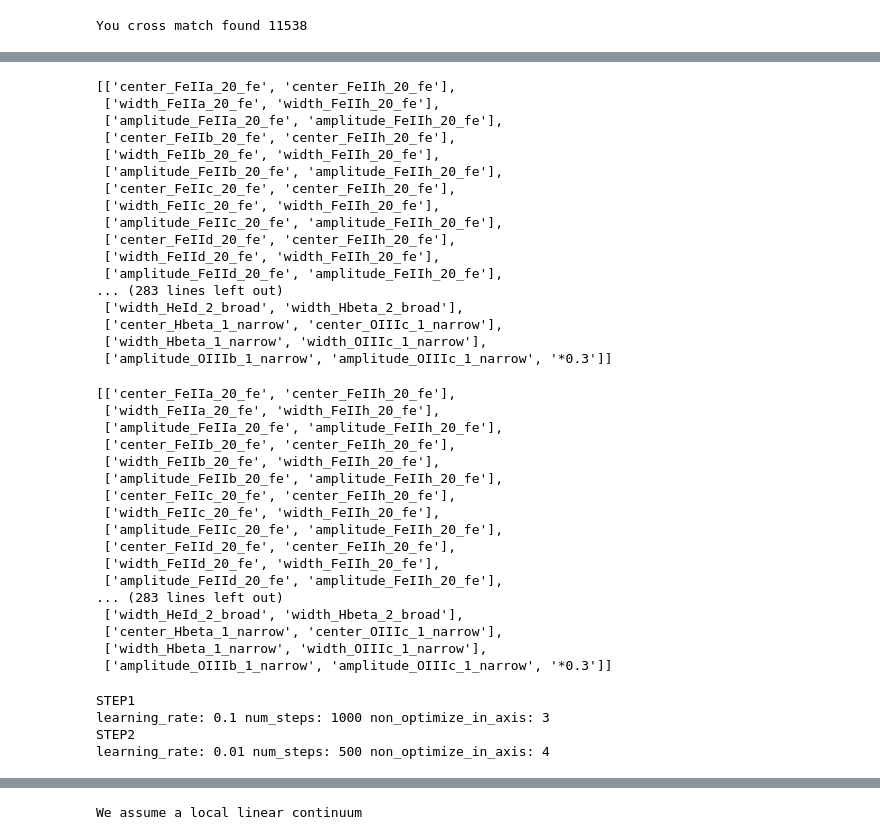
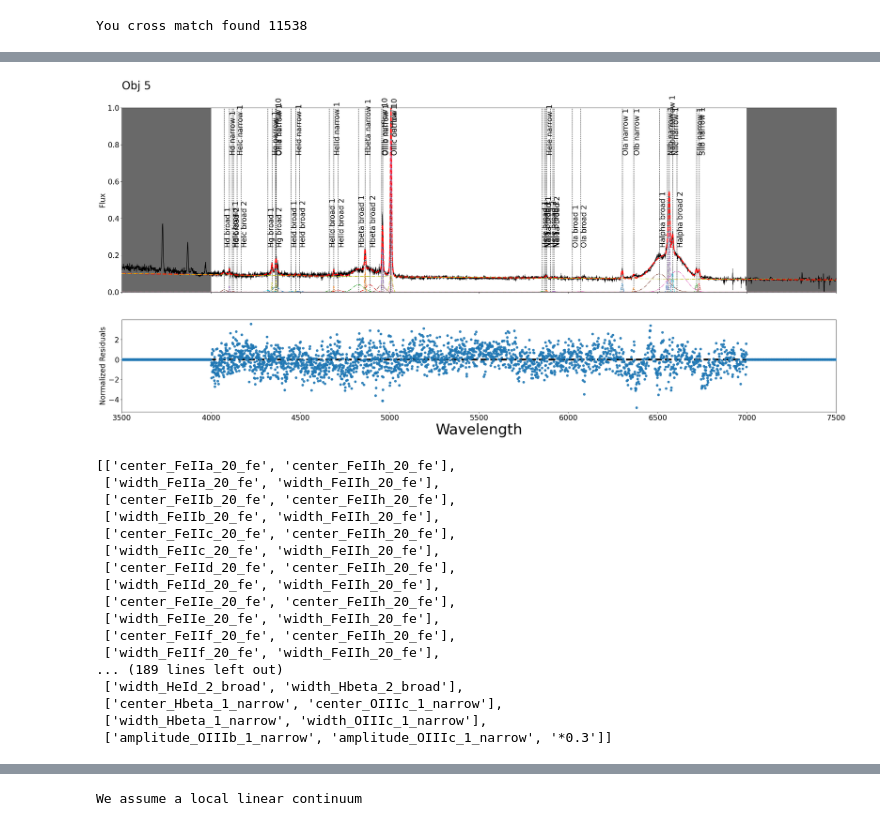
Before and after one commit to felavila/sheap, a Jupyter notebook: notebooks/building_complex_regions.ipynb, the cells around one changed output, grey strips where cells are left out. Saved outputs shown, nothing was run; the diff lists cells and outputs as text; code cells hidden in the pictures.

```diff
--- a/notebooks/building_complex_regions.ipynb
+++ b/notebooks/building_complex_regions.ipynb
@@ -50,19 +138,25 @@ region = RegionBuilderv2(4400, 5600,tied_narrow_to="OIIIc",template_mode_fe=Fals
+# %%
+n = 5
+region_plot = SheapPlot(aja)
+region_plot.plot(n,xlim=[3500, 7500],add_name=True,ylim=[0,1])#207
+# %% [output]
+[figure, added]
 # %%
-region._fitting_rutine()["fitting_rutine"]["step1"]["tied"]
+# aja.region_defs_["fitting_rutine"]["step1"]['tied']
 # %% [output]
 [['center_FeIIa_20_fe', 'center_FeIIh_20_fe'],
  ['width_FeIIa_20_fe', 'width_FeIIh_20_fe'],
- ['amplitude_FeIIa_20_fe', 'amplitude_FeIIh_20_fe'],
  ['center_FeIIb_20_fe', 'center_FeIIh_20_fe'],
  ['width_FeIIb_20_fe', 'width_FeIIh_20_fe'],
- ['amplitude_FeIIb_20_fe', 'amplitude_FeIIh_20_fe'],
  ['center_FeIIc_20_fe', 'center_FeIIh_20_fe'],
  ['width_FeIIc_20_fe', 'width_FeIIh_20_fe'],
- ['amplitude_FeIIc_20_fe', 'amplitude_FeIIh_20_fe'],
  ['center_FeIId_20_fe', 'center_FeIIh_20_fe'],
  ['width_FeIId_20_fe', 'width_FeIIh_20_fe'],
- ['amplitude_FeIId_20_fe', 'amplitude_FeIIh_20_fe'],
-... (283 lines left out)
+ ['center_FeIIe_20_fe', 'center_FeIIh_20_fe'],
+ ['width_FeIIe_20_fe', 'width_FeIIh_20_fe'],
+ ['center_FeIIf_20_fe', 'center_FeIIh_20_fe'],
+ ['width_FeIIf_20_fe', 'width_FeIIh_20_fe'],
+... (189 lines left out)
  ['width_HeId_2_broad', 'width_Hbeta_2_broad'],
  ['center_Hbeta_1_narrow', 'center_OIIIc_1_narrow'],
  ['width_Hbeta_1_narrow', 'width_OIIIc_1_narrow'],
@@ -73,27 +163,0 @@ aja = RegionFittingv2(region._fitting_rutine())
-# %%
-aja.fitting_rutine["step1"]["tied"]
-# %% [output]
-[['center_FeIIa_20_fe', 'center_FeIIh_20_fe'],
- ['width_FeIIa_20_fe', 'width_FeIIh_20_fe'],
- ['amplitude_FeIIa_20_fe', 'amplitude_FeIIh_20_fe'],
- ['center_FeIIb_20_fe', 'center_FeIIh_20_fe'],
- ['width_FeIIb_20_fe', 'width_FeIIh_20_fe'],
- ['amplitude_FeIIb_20_fe', 'amplitude_FeIIh_20_fe'],
- ['center_FeIIc_20_fe', 'center_FeIIh_20_fe'],
- ['width_FeIIc_20_fe', 'width_FeIIh_20_fe'],
- ['amplitude_FeIIc_20_fe', 'amplitude_FeIIh_20_fe'],
- ['center_FeIId_20_fe', 'center_FeIIh_20_fe'],
- ['width_FeIId_20_fe', 'width_FeIIh_20_fe'],
- ['amplitude_FeIId_20_fe', 'amplitude_FeIIh_20_fe'],
-... (283 lines left out)
- ['width_HeId_2_broad', 'width_Hbeta_2_broad'],
- ['center_Hbeta_1_narrow', 'center_OIIIc_1_narrow'],
- ['width_Hbeta_1_narrow', 'width_OIIIc_1_narrow'],
- ['amplitude_OIIIb_1_narrow', 'amplitude_OIIIc_1_narrow', '*0.3']]
-# %%
-aja(Spectra,renormalize=False)
-# %% [output]
-STEP1
-learning_rate: 0.1 num_steps: 1000 non_optimize_in_axis: 3
-STEP2
-learning_rate: 0.01 num_steps: 500 non_optimize_in_axis: 4
```
Also changed, not shown: parts of 19 cells of this notebook, 11 other files.
